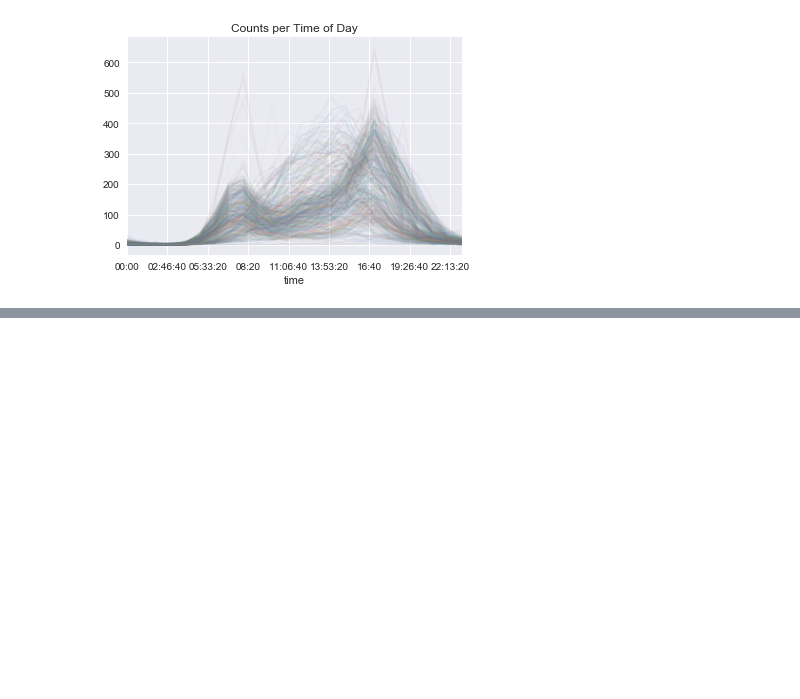
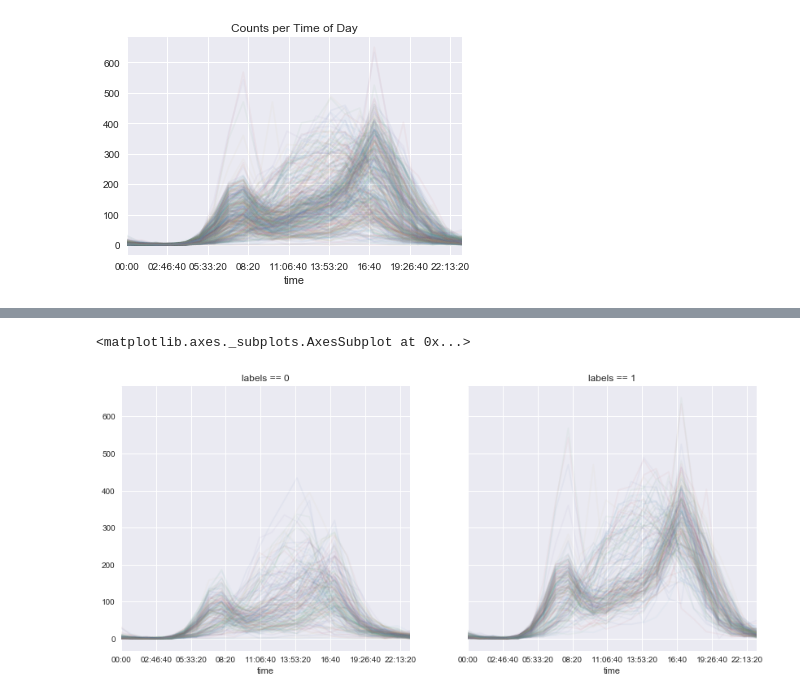
Before and after one commit to robertpullin/cycling-data-analysis, a Jupyter notebook: cycling-data-analysis.ipynb, the cells around one changed output, grey strips where cells are left out. Cells and saved outputs as stored; diff of their text form; code cells hidden in the pictures; blank space fills up the shorter version.

```diff
--- a/cycling-data-analysis.ipynb
+++ b/cycling-data-analysis.ipynb
@@ -84,0 +129,9 @@ plt.show()
+# %%
+# for the first cluster, let's look at each day
+fig,ax = plt.subplots(1,2,figsize=(14,6),sharex=True,sharey=True)
+pivoted_post_covid.T[labels==0].T.plot(legend=False,alpha=0.05,ax=ax[0],title='labels == 0')
+# for the second cluster, let's look at each day
+pivoted_post_covid.T[labels==1].T.plot(legend=False,alpha=0.05,ax=ax[1],title='labels == 1')
+# %% [output]
+<matplotlib.axes._subplots.AxesSubplot at 0x...>
+[figure, added]
```
Also changed, not shown: parts of 17 cells of this notebook.
